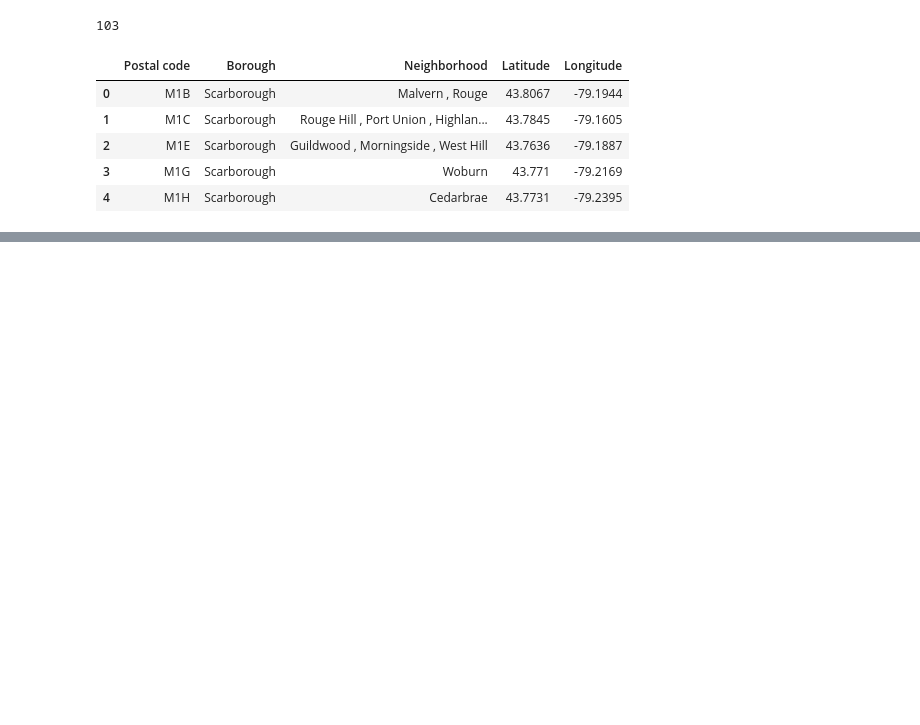
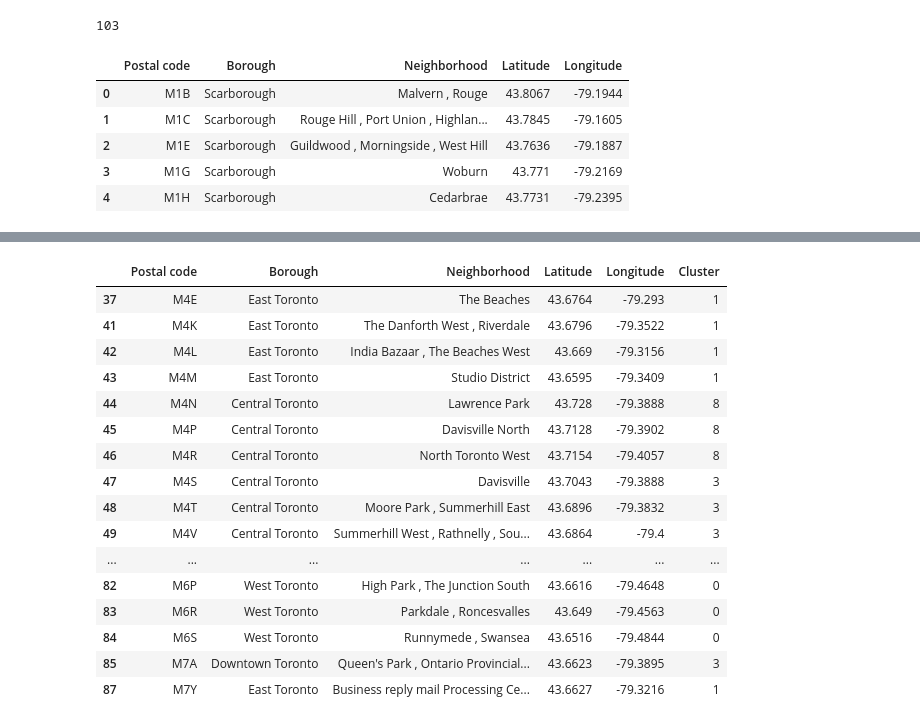
Before and after one commit to Tzeyong/Coursera_Capstone, a Jupyter notebook: Week3.ipynb, the cells around one changed output, grey strips where cells are left out. Saved outputs shown, nothing was run; the diff lists cells and outputs as text; code cells hidden in the pictures; blank space fills up the shorter version.

```diff
--- a/Week3.ipynb
+++ b/Week3.ipynb
@@ -155,0 +192,15 @@ venues_map
+# %%
+# throw latitude and longitude into feature set X
+X = df_fil2[['Latitude','Longitude']]
+
+# set up k-means configuration
+k_means = KMeans(init="k-means++", n_clusters=10, n_init=12) # n_init is the number of times the k-means algo is run with different centroid seeds
+k_means.fit(X) # fit feature set X
+
+# getting the labels and cluster center coordinates
+labels = k_means.labels_
+cluster_centers = k_means.cluster_centers_
+
+# add labels into original dataframe
+df_fil2['Cluster'] = labels
+df_fil2
@@ -155,0 +268,22 @@ venues_map
+# %%
+# filtering to toronto borough
+df_toronto = df_fil2[df_fil2['Borough'].str.contains('Toronto')]
+df_toronto
+# %% [output]
+|  | Postal code | Borough | Neighborhood | Latitude | Longitude | Cluster |
+| 37 | M4E | East Toronto | The Beaches | 43.6764 | -79.293 | 1 |
+| 41 | M4K | East Toronto | The Danforth West , Riverdale | 43.6796 | -79.3522 | 1 |
+| 42 | M4L | East Toronto | India Bazaar , The Beaches West | 43.669 | -79.3156 | 1 |
+| 43 | M4M | East Toronto | Studio District | 43.6595 | -79.3409 | 1 |
+| 44 | M4N | Central Toronto | Lawrence Park | 43.728 | -79.3888 | 8 |
+| 45 | M4P | Central Toronto | Davisville North | 43.7128 | -79.3902 | 8 |
+| 46 | M4R | Central Toronto | North Toronto West | 43.7154 | -79.4057 | 8 |
+| 47 | M4S | Central Toronto | Davisville | 43.7043 | -79.3888 | 3 |
+| 48 | M4T | Central Toronto | Moore Park , Summerhill East | 43.6896 | -79.3832 | 3 |
+| 49 | M4V | Central Toronto | Summerhill West , Rathnelly , Sou... | 43.6864 | -79.4 | 3 |
+| ... | ... | ... | ... | ... | ... | ... |
+| 82 | M6P | West Toronto | High Park , The Junction South | 43.6616 | -79.4648 | 0 |
+| 83 | M6R | West Toronto | Parkdale , Roncesvalles | 43.649 | -79.4563 | 0 |
+| 84 | M6S | West Toronto | Runnymede , Swansea | 43.6516 | -79.4844 | 0 |
+| 85 | M7A | Downtown Toronto | Queen's Park , Ontario Provincial... | 43.6623 | -79.3895 | 3 |
+| 87 | M7Y | East Toronto | Business reply mail Processing Ce... | 43.6627 | -79.3216 | 1 |
```
Also changed, not shown: parts of 38 cells of this notebook.
